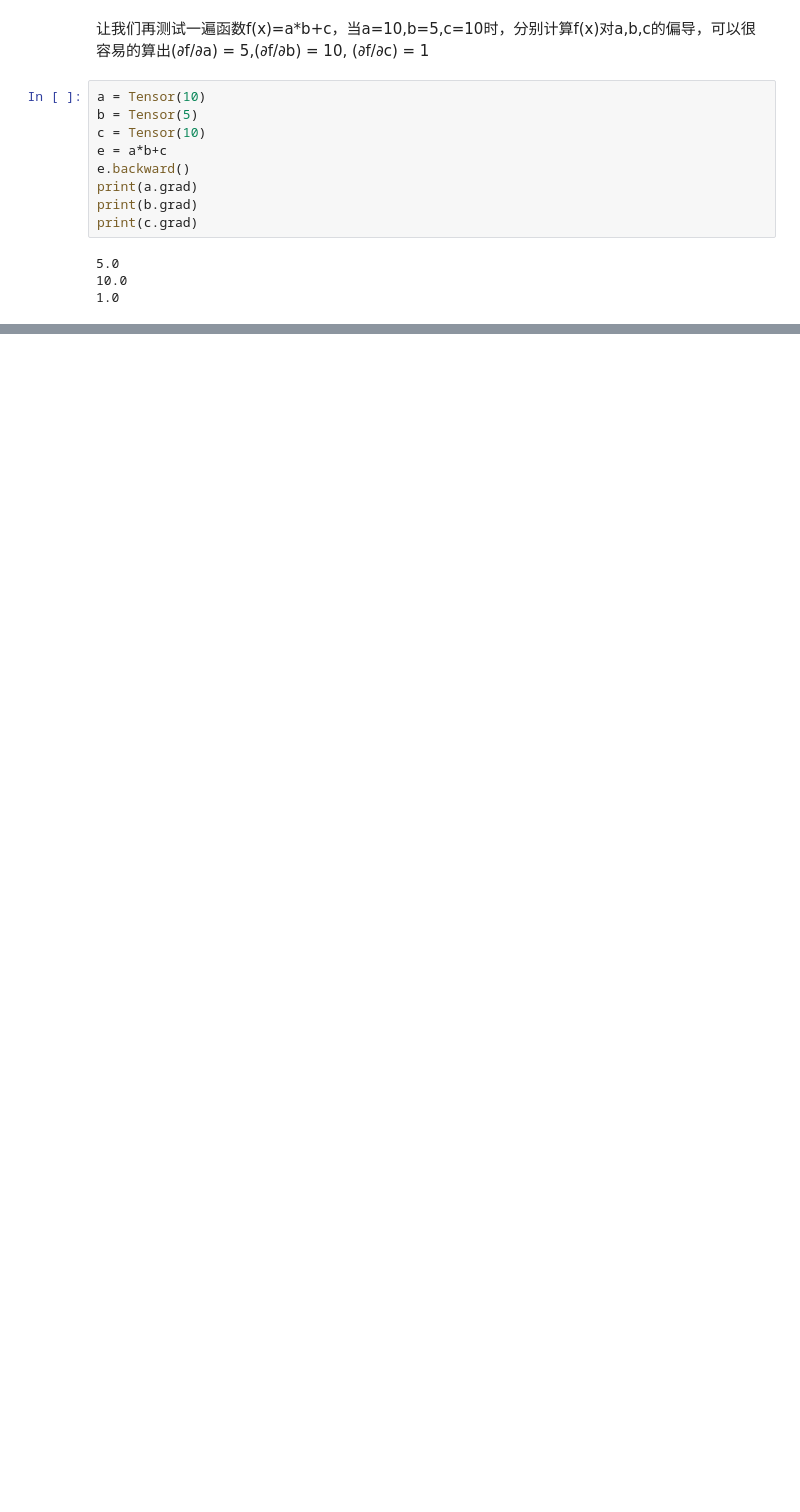
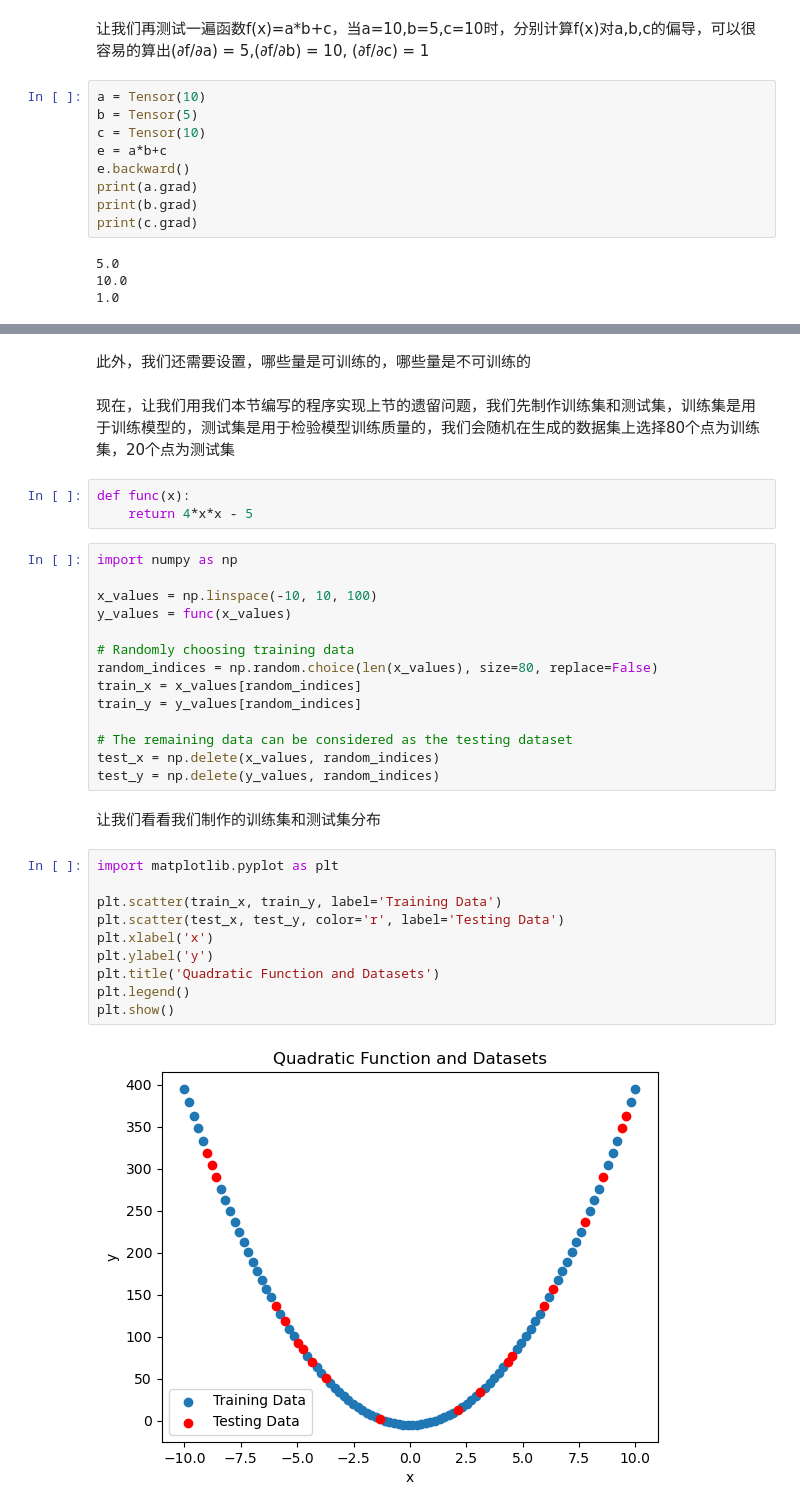
Before and after one commit to princepride/scratch-pytorch-step-by-step, a Jupyter notebook: deep learning/jupyter_notebook/2. 从零开始实现_从神经元到全连接神经网络/2.2 神经元（下）.ipynb, the cells around one changed output, grey strips where cells are left out. Drawn from its saved outputs; the diff is of its cells as text; blank space fills up the shorter version.

```diff
--- a/deep learning/jupyter_notebook/2. 从零开始实现_从神经元到全连接神经网络/2.2 神经元（下）.ipynb
+++ b/deep learning/jupyter_notebook/2. 从零开始实现_从神经元到全连接神经网络/2.2 神经元（下）.ipynb
@@ -224,0 +302,35 @@ class Tensor:
+# %% [markdown]
+此外，我们还需要设置，哪些量是可训练的，哪些量是不可训练的
+# %% [markdown]
+现在，让我们用我们本节编写的程序实现上节的遗留问题，我们先制作训练集和测试集，训练集是用于训练模型的，测试集是用于检验模型训练质量的，我们会随机在生成的数据集上选择80个点为训练集，20个点为测试集
+# %%
+def func(x):
+    return 4*x*x - 5
+# %%
+import numpy as np
+
+x_values = np.linspace(-10, 10, 100)
+y_values = func(x_values)
+
+# Randomly choosing training data
+random_indices = np.random.choice(len(x_values), size=80, replace=False)
+train_x = x_values[random_indices]
+train_y = y_values[random_indices]
+
+# The remaining data can be considered as the testing dataset
+test_x = np.delete(x_values, random_indices)
+test_y = np.delete(y_values, random_indices)
+# %% [markdown]
+让我们看看我们制作的训练集和测试集分布
+# %%
+import matplotlib.pyplot as plt
+
+plt.scatter(train_x, train_y, label='Training Data')
+plt.scatter(test_x, test_y, color='r', label='Testing Data')
+plt.xlabel('x')
+plt.ylabel('y')
+plt.title('Quadratic Function and Datasets')
+plt.legend()
+plt.show()
+# %% [output]
+[figure, added]
```
Also changed, not shown: parts of 9 cells of this notebook.
